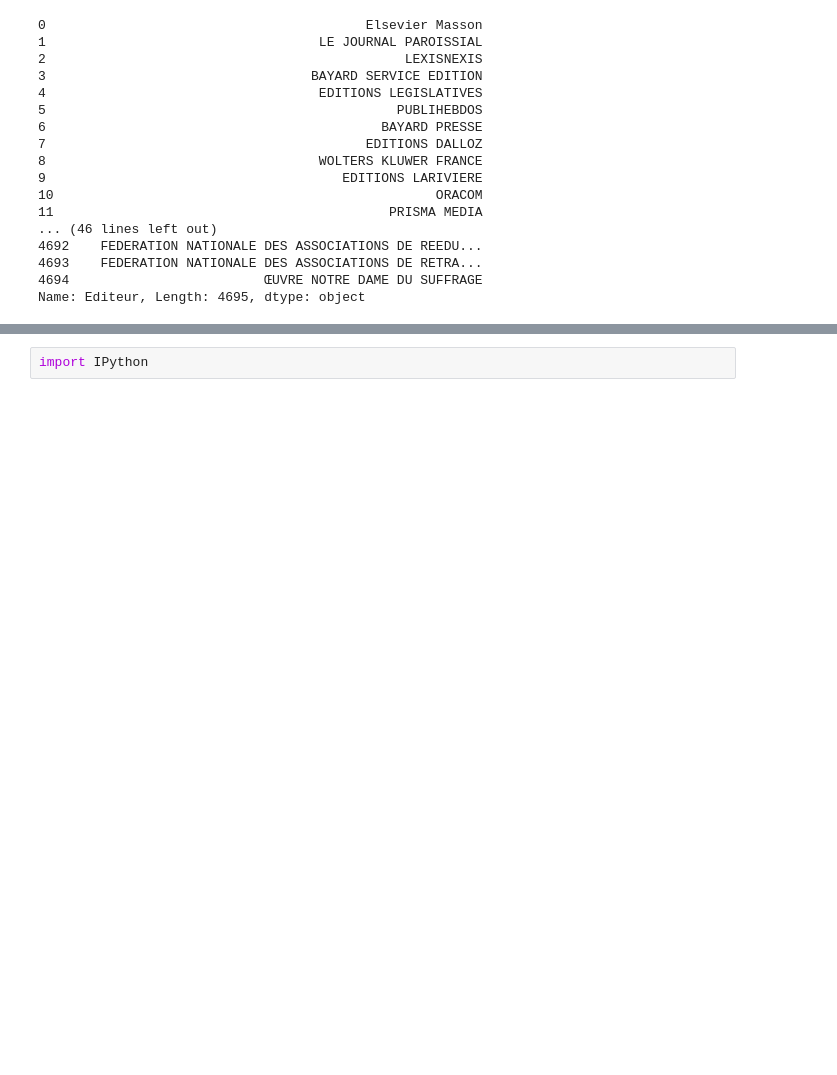
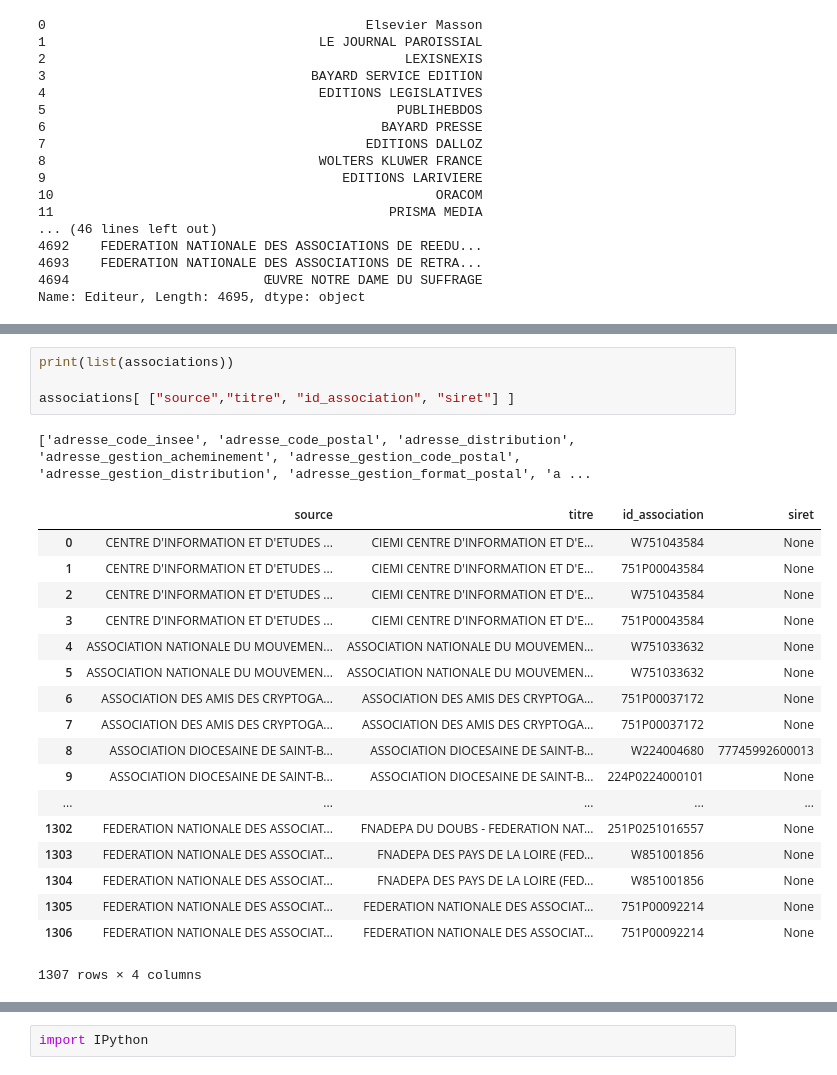
Before and after one commit to taniki/notebooks, a Jupyter notebook: data.gouv.fr/presse-SIRENE-geocodage.ipynb, the cells around one changed output, grey strips where cells are left out. Drawn from its saved outputs; the diff is of its cells as text; blank space fills up the shorter version.

```diff
--- a/data.gouv.fr/presse-SIRENE-geocodage.ipynb
+++ b/data.gouv.fr/presse-SIRENE-geocodage.ipynb
@@ -93,0 +233,24 @@ etablissements[ ["source", "nom_raison_sociale", "siren", "activite_principale"]
+# %%
+print(list(associations))
+
+associations[ ["source","titre", "id_association", "siret"] ]
+# %% [output]
+['adresse_code_insee', 'adresse_code_postal', 'adresse_distribution', 'adresse_gestion_acheminement', 'adresse_gestion_code_postal', 'adresse_gestion_distribution', 'adresse_gestion_format_postal', 'a ...
+|  | source | titre | id_association | siret |
+| 0 | CENTRE D'INFORMATION ET D'ETUDES ... | CIEMI CENTRE D'INFORMATION ET D'E... | W751043584 | None |
+| 1 | CENTRE D'INFORMATION ET D'ETUDES ... | CIEMI CENTRE D'INFORMATION ET D'E... | 751P00043584 | None |
+| 2 | CENTRE D'INFORMATION ET D'ETUDES ... | CIEMI CENTRE D'INFORMATION ET D'E... | W751043584 | None |
+| 3 | CENTRE D'INFORMATION ET D'ETUDES ... | CIEMI CENTRE D'INFORMATION ET D'E... | 751P00043584 | None |
+| 4 | ASSOCIATION NATIONALE DU MOUVEMEN... | ASSOCIATION NATIONALE DU MOUVEMEN... | W751033632 | None |
+| 5 | ASSOCIATION NATIONALE DU MOUVEMEN... | ASSOCIATION NATIONALE DU MOUVEMEN... | W751033632 | None |
+| 6 | ASSOCIATION DES AMIS DES CRYPTOGA... | ASSOCIATION DES AMIS DES CRYPTOGA... | 751P00037172 | None |
+| 7 | ASSOCIATION DES AMIS DES CRYPTOGA... | ASSOCIATION DES AMIS DES CRYPTOGA... | 751P00037172 | None |
+| 8 | ASSOCIATION DIOCESAINE DE SAINT-B... | ASSOCIATION DIOCESAINE DE SAINT-B... | W224004680 | 77745992600013 |
+| 9 | ASSOCIATION DIOCESAINE DE SAINT-B... | ASSOCIATION DIOCESAINE DE SAINT-B... | 224P0224000101 | None |
+| ... | ... | ... | ... | ... |
+| 1302 | FEDERATION NATIONALE DES ASSOCIAT... | FNADEPA DU DOUBS - FEDERATION NAT... | 251P0251016557 | None |
+| 1303 | FEDERATION NATIONALE DES ASSOCIAT... | FNADEPA DES PAYS DE LA LOIRE (FED... | W851001856 | None |
+| 1304 | FEDERATION NATIONALE DES ASSOCIAT... | FNADEPA DES PAYS DE LA LOIRE (FED... | W851001856 | None |
+| 1305 | FEDERATION NATIONALE DES ASSOCIAT... | FEDERATION NATIONALE DES ASSOCIAT... | 751P00092214 | None |
+| 1306 | FEDERATION NATIONALE DES ASSOCIAT... | FEDERATION NATIONALE DES ASSOCIAT... | 751P00092214 | None |
+1307 rows × 4 columns
```
Also changed, not shown: parts of 16 cells of this notebook.
